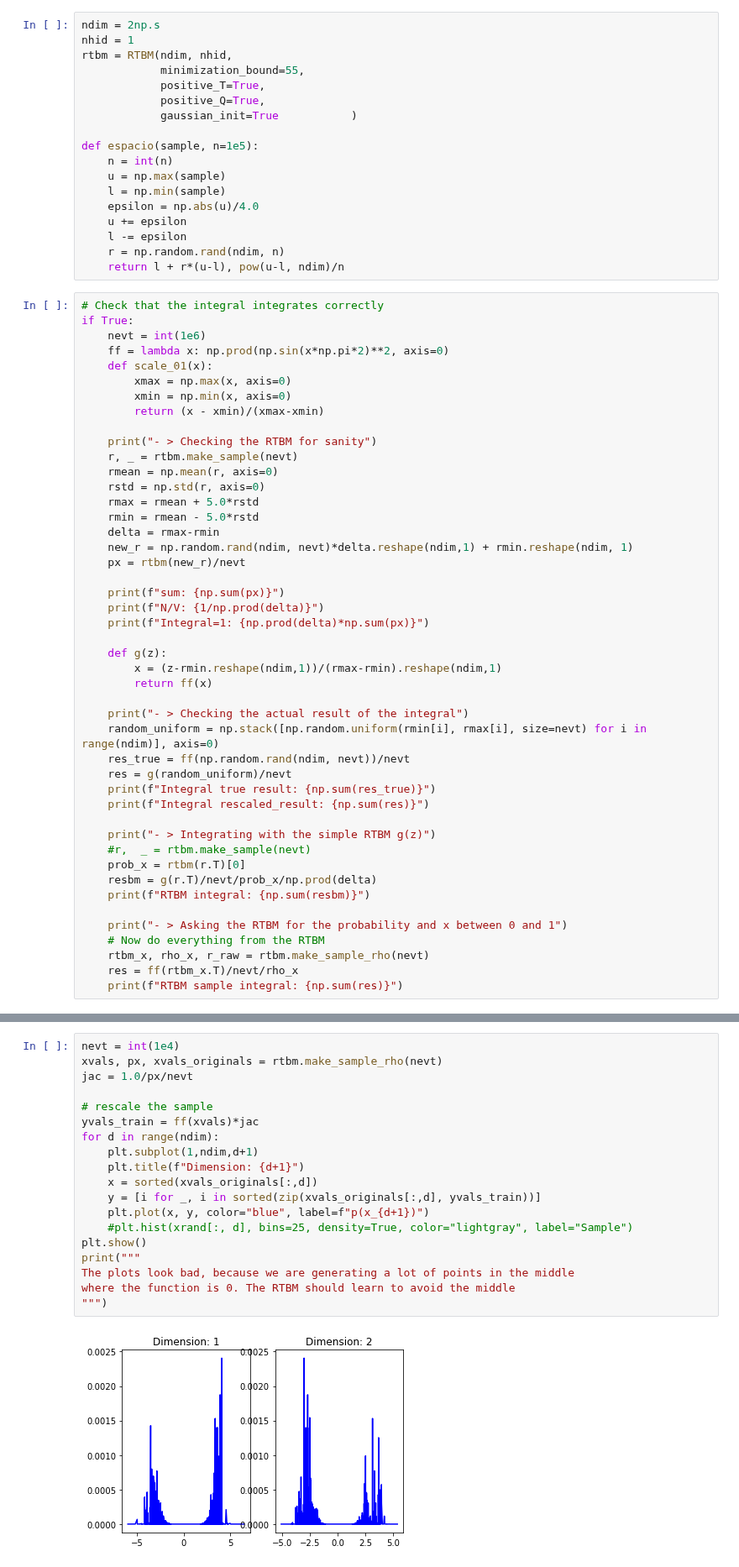
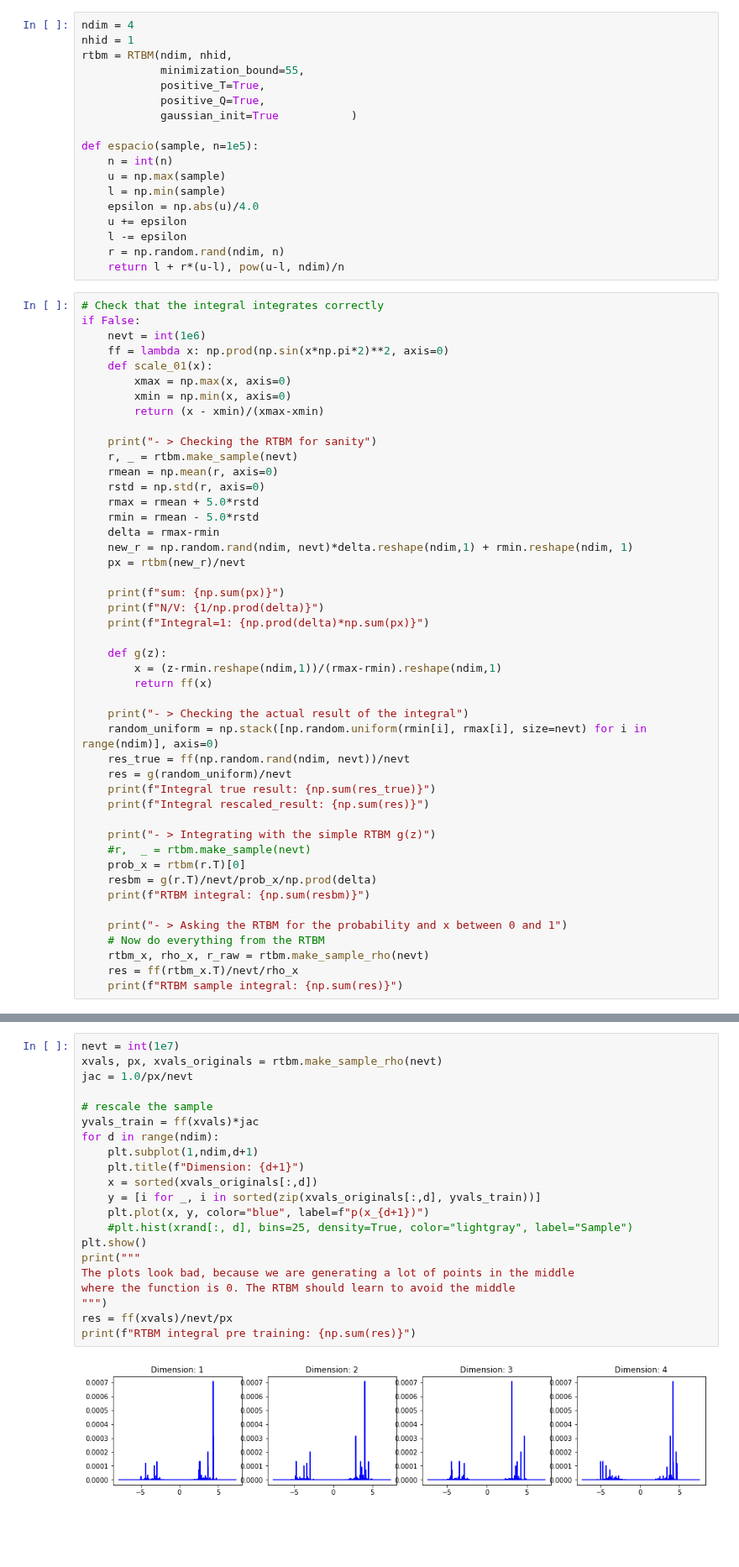
Before and after one commit to RiemannAI/theta, a Jupyter notebook: ThetaTests.ipynb, the cells around one changed output, grey strips where cells are left out. Shown at 84% size. Cells and saved outputs as stored; diff of their text form; blank space fills up the shorter version.

```diff
--- a/ThetaTests.ipynb
+++ b/ThetaTests.ipynb
@@ -6,7 +6,7 @@ from theta.minimizer import CMA, SGD
 from theta import costfunctions
 %matplotlib inline
 # %%
-ndim = 2np.s
+ndim = 4
 nhid = 1
 rtbm = RTBM(ndim, nhid,
             minimization_bound=55,
@@ -25,7 +25,7 @@ def espacio(sample, n=1e5):
     return l + r*(u-l), pow(u-l, ndim)/n
 # %%
 # Check that the integral integrates correctly
-if True:
+if False:
     nevt = int(1e6)
     ff = lambda x: np.prod(np.sin(x*np.pi*2)**2, axis=0)
     def scale_01(x):
@@ -149,23 +139,25 @@ print(f"Current KL: {costfunctions.kullbackLeibler.cost(current_val, yvals)}")
 # %%
-nevt = int(1e4)
+nevt = int(1e7)
 xvals, px, xvals_originals = rtbm.make_sample_rho(nevt)
 jac = 1.0/px/nevt
 
 # rescale the sample
 yvals_train = ff(xvals)*jac
 for d in range(ndim):
     plt.subplot(1,ndim,d+1)
     plt.title(f"Dimension: {d+1}")
     x = sorted(xvals_originals[:,d])
     y = [i for _, i in sorted(zip(xvals_originals[:,d], yvals_train))]
     plt.plot(x, y, color="blue", label=f"p(x_{d+1})")
     #plt.hist(xrand[:, d], bins=25, density=True, color="lightgray", label="Sample")
 plt.show()
 print("""
 The plots look bad, because we are generating a lot of points in the middle
 where the function is 0. The RTBM should learn to avoid the middle
 """)
+res = ff(xvals)/nevt/px
+print(f"RTBM integral pre training: {np.sum(res)}")
 # %% [output]
-[figure, old version]
+[figure, new version]
 The plots look bad, because we are generating a lot of points in the middle
 where the function is 0. The RTBM should learn to avoid the middle
```
Also changed, not shown: parts of 8 cells of this notebook.
